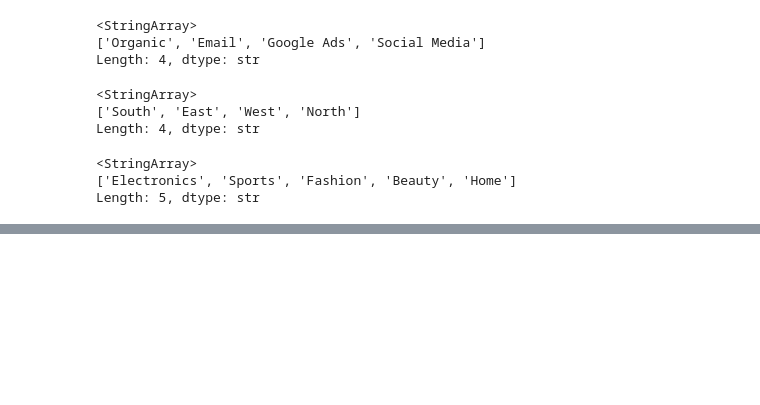
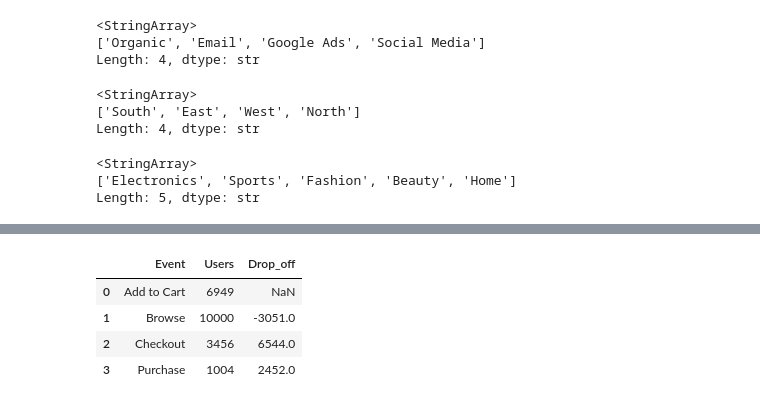
Before and after one commit to himanshyy/SaaS-Funnel-Analytics, a Jupyter notebook: notebooks/eda.ipynb, the cells around one changed output, grey strips where cells are left out. Drawn from its saved outputs; the diff is of its cells as text; code cells hidden in the pictures; blank space fills up the shorter version.

```diff
--- a/notebooks/eda.ipynb
+++ b/notebooks/eda.ipynb
@@ -87,0 +135,10 @@ Length: 5, dtype: str
+# %%
+funnel['Drop_off'] = funnel['Users'].shift(1) - funnel['Users']
+
+funnel
+# %% [output]
+|  | Event | Users | Drop_off |
+| 0 | Add to Cart | 6949 | NaN |
+| 1 | Browse | 10000 | -3051.0 |
+| 2 | Checkout | 3456 | 6544.0 |
+| 3 | Purchase | 1004 | 2452.0 |
```
Also changed, not shown: parts of 4 cells of this notebook.
